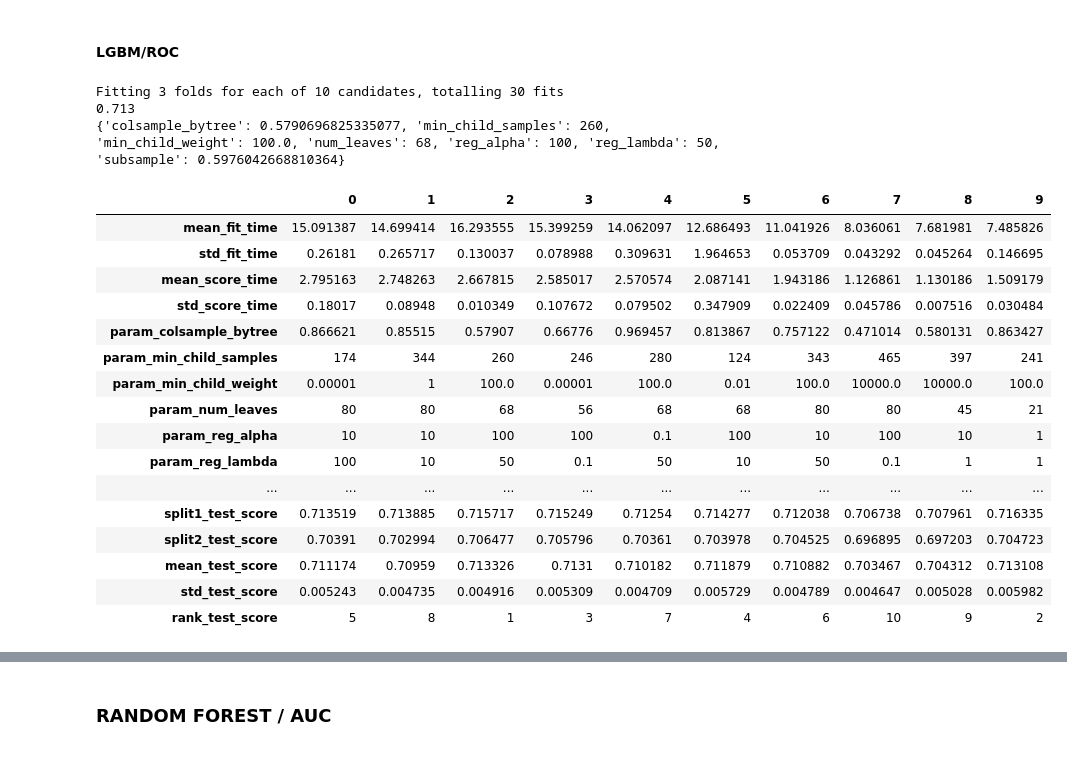
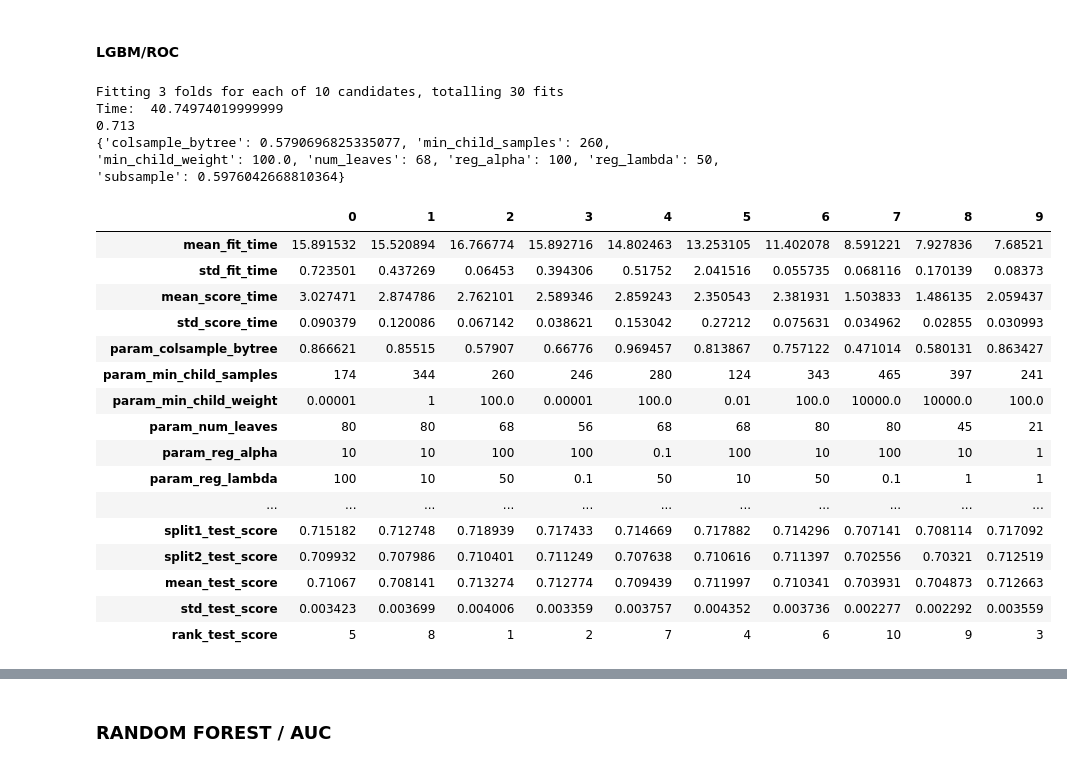
Before and after one commit to Teycir/Openclassrooms_project7, a Jupyter notebook: projet7_modelisation.ipynb, the cells around one changed output, grey strips where cells are left out. Cells and saved outputs as stored; diff of their text form; code cells hidden in the pictures.

```diff
--- a/projet7_modelisation.ipynb
+++ b/projet7_modelisation.ipynb
@@ -674,9 +758,13 @@ sns.set_style("ticks", {"axes.edgecolor": "k",
 # %% [markdown]
 #### LGBM/ROC
 # %%
+import timeit
+
 
 from lightgbm import LGBMClassifier
 from sklearn.model_selection import GridSearchCV, RandomizedSearchCV
+
+start = timeit.default_timer()
 
 
 weight = len(df_pay)/len(df_unpay)
@@ -684,44 +772,46 @@ weight = len(df_pay)/len(df_unpay)
 lgbm = LGBMClassifier(max_depth=-1,
                       random_state=13,
                       silent=True,
-                      metric='auc',
+                      metric='none',
                       n_jobs=-1,
                       n_estimators=200,
                       scale_pos_weight=weight,
                       )
 
 lgbm_param = {'num_leaves': np.linspace(10, 80, 7, dtype='int'),
               'min_child_samples': stats.randint(100, 500),
               'min_child_weight': [1e-5, 1e-2, 1, 1e2, 1e4],
               'subsample': stats.uniform(loc=0.2, scale=0.8),
               'colsample_bytree': stats.uniform(loc=0.4, scale=0.6),
               'reg_alpha': [0.1, 1,  10, 100],
               'reg_lambda': [0.1, 1, 10,  50, 100]}
 
 grid_lgbm_roc = RandomizedSearchCV(lgbm,
                           lgbm_param,
                           n_iter=10,
                           cv=3,
                           scoring='roc_auc',
                           n_jobs=-1,
                           verbose=True,
                           random_state=13)
 
 model_lgbm_roc = grid_lgbm_roc.fit(X_fit, y_fit)
-
+stop = timeit.default_timer()
+print('Time: ', stop - start)
 print(round(grid_lgbm_roc.best_score_, 3))
 print(grid_lgbm_roc.best_params_)
 optima = pd.DataFrame(grid_lgbm_roc.cv_results_).T
 optima
 # %% [output]
 Fitting 3 folds for each of 10 candidates, totalling 30 fits
+Time:  40.74974019999999
 0.713
 {'colsample_bytree': 0.5790696825335077, 'min_child_samples': 260, 'min_child_weight': 100.0, 'num_leaves': 68, 'reg_alpha': 100, 'reg_lambda': 50, 'subsample': 0.5976042668810364}
 |  | 0 | 1 | 2 | 3 | 4 | 5 | 6 | 7 | 8 | 9 |
-| mean_fit_time | 15.091387 | 14.699414 | 16.293555 | 15.399259 | 14.062097 | 12.686493 | 11.041926 | 8.036061 | 7.681981 | 7.485826 |
-| std_fit_time | 0.26181 | 0.265717 | 0.130037 | 0.078988 | 0.309631 | 1.964653 | 0.053709 | 0.043292 | 0.045264 | 0.146695 |
-| mean_score_time | 2.795163 | 2.748263 | 2.667815 | 2.585017 | 2.570574 | 2.087141 | 1.943186 | 1.126861 | 1.130186 | 1.509179 |
-| std_score_time | 0.18017 | 0.08948 | 0.010349 | 0.107672 | 0.079502 | 0.347909 | 0.022409 | 0.045786 | 0.007516 | 0.030484 |
+| mean_fit_time | 15.891532 | 15.520894 | 16.766774 | 15.892716 | 14.802463 | 13.253105 | 11.402078 | 8.591221 | 7.927836 | 7.68521 |
+| std_fit_time | 0.723501 | 0.437269 | 0.06453 | 0.394306 | 0.51752 | 2.041516 | 0.055735 | 0.068116 | 0.170139 | 0.08373 |
+| mean_score_time | 3.027471 | 2.874786 | 2.762101 | 2.589346 | 2.859243 | 2.350543 | 2.381931 | 1.503833 | 1.486135 | 2.059437 |
+| std_score_time | 0.090379 | 0.120086 | 0.067142 | 0.038621 | 0.153042 | 0.27212 | 0.075631 | 0.034962 | 0.02855 | 0.030993 |
 | param_colsample_bytree | 0.866621 | 0.85515 | 0.57907 | 0.66776 | 0.969457 | 0.813867 | 0.757122 | 0.471014 | 0.580131 | 0.863427 |
 | param_min_child_samples | 174 | 344 | 260 | 246 | 280 | 124 | 343 | 465 | 397 | 241 |
 | param_min_child_weight | 0.00001 | 1 | 100.0 | 0.00001 | 100.0 | 0.01 | 100.0 | 10000.0 | 10000.0 | 100.0 |
@@ -729,11 +819,11 @@ Fitting 3 folds for each of 10 candidates, totalling 30 fits
 | param_reg_alpha | 10 | 10 | 100 | 100 | 0.1 | 100 | 10 | 100 | 10 | 1 |
 | param_reg_lambda | 100 | 10 | 50 | 0.1 | 50 | 10 | 50 | 0.1 | 1 | 1 |
 | ... | ... | ... | ... | ... | ... | ... | ... | ... | ... | ... |
-| split1_test_score | 0.713519 | 0.713885 | 0.715717 | 0.715249 | 0.71254 | 0.714277 | 0.712038 | 0.706738 | 0.707961 | 0.716335 |
-| split2_test_score | 0.70391 | 0.702994 | 0.706477 | 0.705796 | 0.70361 | 0.703978 | 0.704525 | 0.696895 | 0.697203 | 0.704723 |
-| mean_test_score | 0.711174 | 0.70959 | 0.713326 | 0.7131 | 0.710182 | 0.711879 | 0.710882 | 0.703467 | 0.704312 | 0.713108 |
-| std_test_score | 0.005243 | 0.004735 | 0.004916 | 0.005309 | 0.004709 | 0.005729 | 0.004789 | 0.004647 | 0.005028 | 0.005982 |
-| rank_test_score | 5 | 8 | 1 | 3 | 7 | 4 | 6 | 10 | 9 | 2 |
+| split1_test_score | 0.715182 | 0.712748 | 0.718939 | 0.717433 | 0.714669 | 0.717882 | 0.714296 | 0.707141 | 0.708114 | 0.717092 |
+| split2_test_score | 0.709932 | 0.707986 | 0.710401 | 0.711249 | 0.707638 | 0.710616 | 0.711397 | 0.702556 | 0.70321 | 0.712519 |
+| mean_test_score | 0.71067 | 0.708141 | 0.713274 | 0.712774 | 0.709439 | 0.711997 | 0.710341 | 0.703931 | 0.704873 | 0.712663 |
+| std_test_score | 0.003423 | 0.003699 | 0.004006 | 0.003359 | 0.003757 | 0.004352 | 0.003736 | 0.002277 | 0.002292 | 0.003559 |
+| rank_test_score | 5 | 8 | 1 | 2 | 7 | 4 | 6 | 10 | 9 | 3 |
 # %%
 from sklearn.metrics import confusion_matrix, plot_confusion_matrix, precision_recall_curve
 from sklearn import metrics
```
Also changed, not shown: parts of 25 cells of this notebook.
